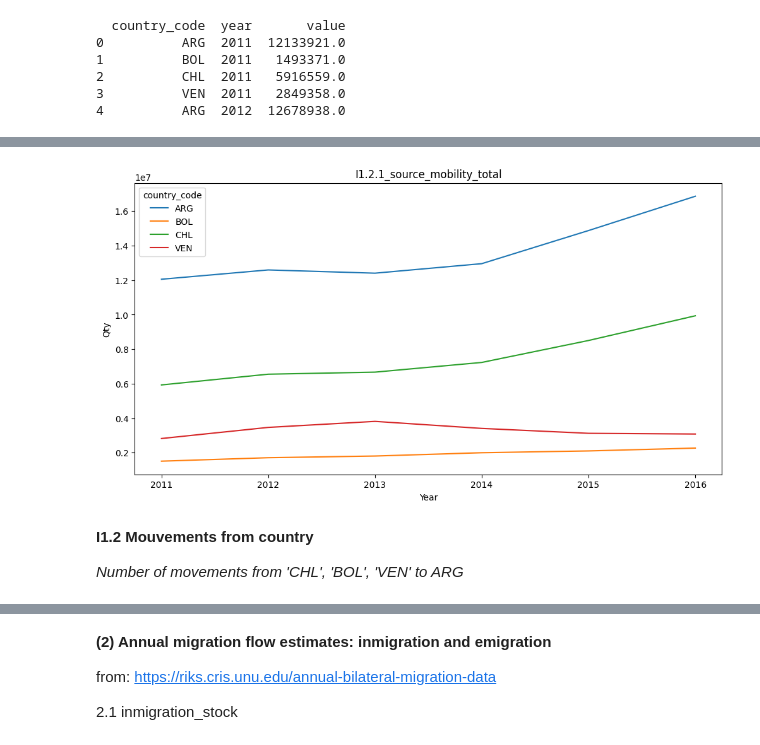
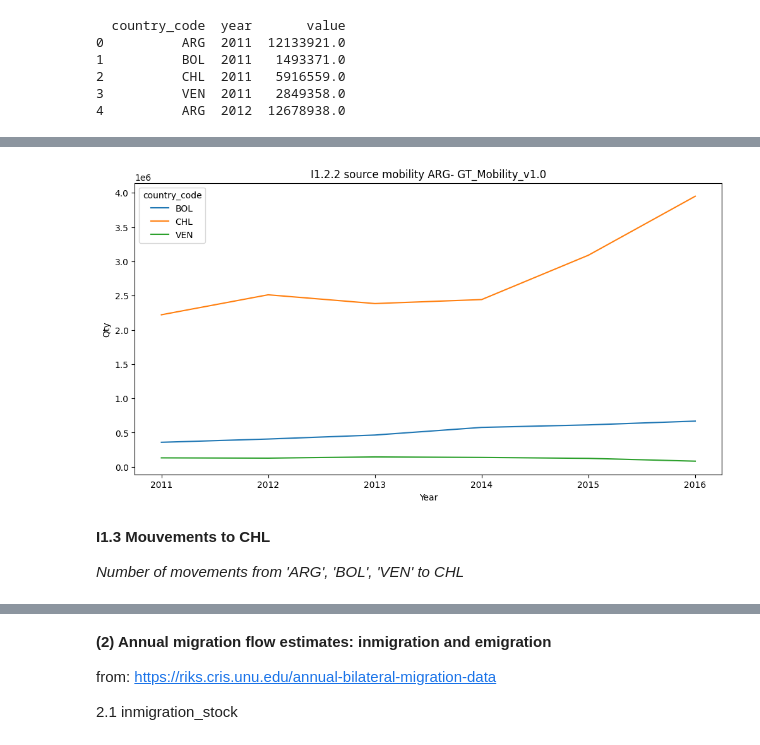
Before and after one commit to natdebandi/migmobs_exploratory, a Jupyter notebook: dataset_construction_v2_1ipynb.ipynb, the cells around one changed output, grey strips where cells are left out. Cells and saved outputs as stored; diff of their text form; code cells hidden in the pictures.

```diff
--- a/dataset_construction_v2_1ipynb.ipynb
+++ b/dataset_construction_v2_1ipynb.ipynb
@@ -154,6 +151,0 @@ plt.show()
-# %%
-# Filter of countries of interest
-countries = ['ARG', 'CHL', 'BOL', 'VEN']
-#countries = ['ARG', 'CHL']
-latam_df = df[(df['source_iso3'].isin(countries))]
-print(latam_df.head())
@@ -184,5 +152,7 @@ latam_df_source = latam_df.groupby(['year', 'source_iso3',])['estimated_trips'].
+# %%
+latam_df = df[(df['source_iso3'].isin(countries)) & (df['target_iso3'] == "ARG")]
 # %%
-db_temp = latam_df_source[['source_iso3', 'year','estimated_trips']]
+db_temp = latam_df[['source_iso3', 'year','estimated_trips']]
 db_temp = db_temp.rename(columns={
     'source_iso3': 'country_code',
     'year': 'year',
@@ -199,5 +169,5 @@ print(db_temp.head())
 # %%
-db_temp['indicator'] = 'I1.2.1_source_mobility_total'
-db_temp['fuente'] = 'Mobitity'
+db_temp['indicator'] = 'source_mobility_ARG'
+db_temp['fuente'] = 'GT_Mobility_v1.0'
 # %%
 db_indicators = pd.concat([db_indicators, db_temp], axis=0)
@@ -222,15 +174,15 @@ pivot_df
 # %%
-df_plot=db_indicators[(db_indicators['indicator']=='I1.2.1_source_mobility_total')]
-title_plot="I1.2.1_source_mobility_total"
+df_plot=db_indicators[(db_indicators['indicator']=='source_mobility_ARG')]
+title_plot="I1.2.2 source mobility ARG- GT_Mobility_v1.0"
 plt.figure(figsize=(12, 6))
 sns.lineplot(x='year', y='value', hue='country_code', data=df_plot)
 plt.title(f'{title_plot}')
 plt.xlabel('Year')
 plt.ylabel('Qty')
 plt.show()
 # %% [output]
-[figure, old version]
+[figure, new version]
 # %% [markdown]
-**I1.2	Mouvements from country**
+**I1.3	Mouvements to CHL**
 
-*Number of movements from 'CHL', 'BOL', 'VEN' to ARG*
+*Number of movements from 'ARG', 'BOL', 'VEN' to CHL*
```
Also changed, not shown: parts of 44 cells of this notebook.
